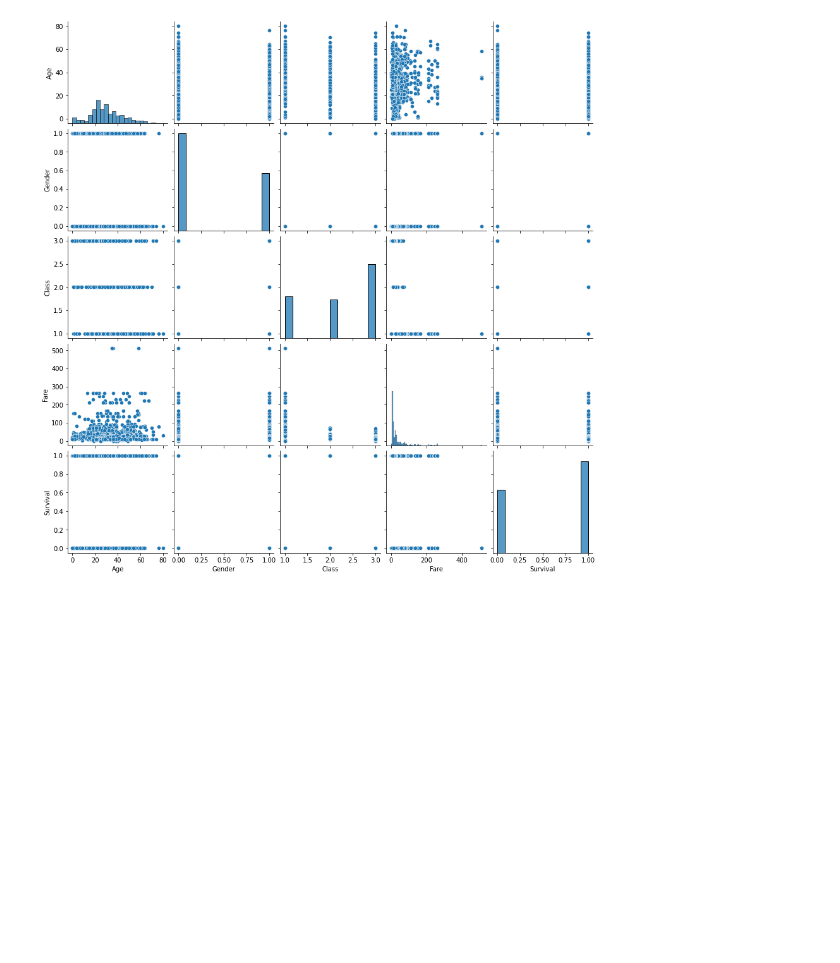
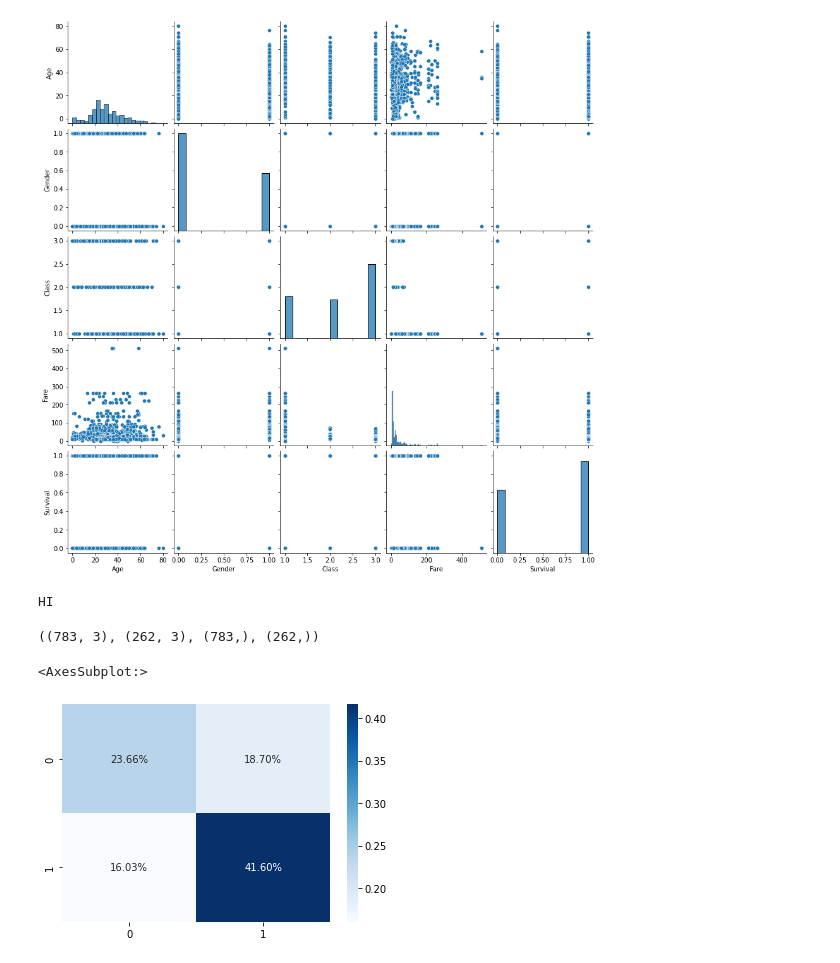
Before and after one commit to ckavana/ITCS-3162-Final-project---group-12, a Jupyter notebook: Final_Project_Notebook.ipynb, the cells around one changed output. Cells and saved outputs as stored; diff of their text form; code cells hidden in the pictures; blank space fills up the shorter version.

```diff
--- a/Final_Project_Notebook.ipynb
+++ b/Final_Project_Notebook.ipynb
@@ -122,3 +135,31 @@ df
 sns.pairplot(df, height=2.5);
 # %% [output]
 [figure]
+# %%
+print("HI")
+# %% [output]
+HI
+# %%
+X = df[['Age', 'Fare', 'Class']]
+y = df['Survival']
+x_train, x_test, y_train, y_test = train_test_split(X, y, test_size=0.25)
+x_train.shape, x_test.shape, y_train.shape, y_test.shape
+# %% [output]
+((783, 3), (262, 3), (783,), (262,))
+# %%
+knn = KNeighborsClassifier()
+
+knn.fit(x_train, y_train)
+
+y_pred = knn.predict(x_test)
+# %%
+matrix = confusion_matrix(y_test, y_pred)
+sns.heatmap(
+    matrix/np.sum(matrix),
+    annot=True,
+    cmap='Blues',
+    fmt='.2%'
+)
+# %% [output]
+<AxesSubplot:>
+[figure, added]
```
Also changed, not shown: parts of 1 cell of this notebook.
